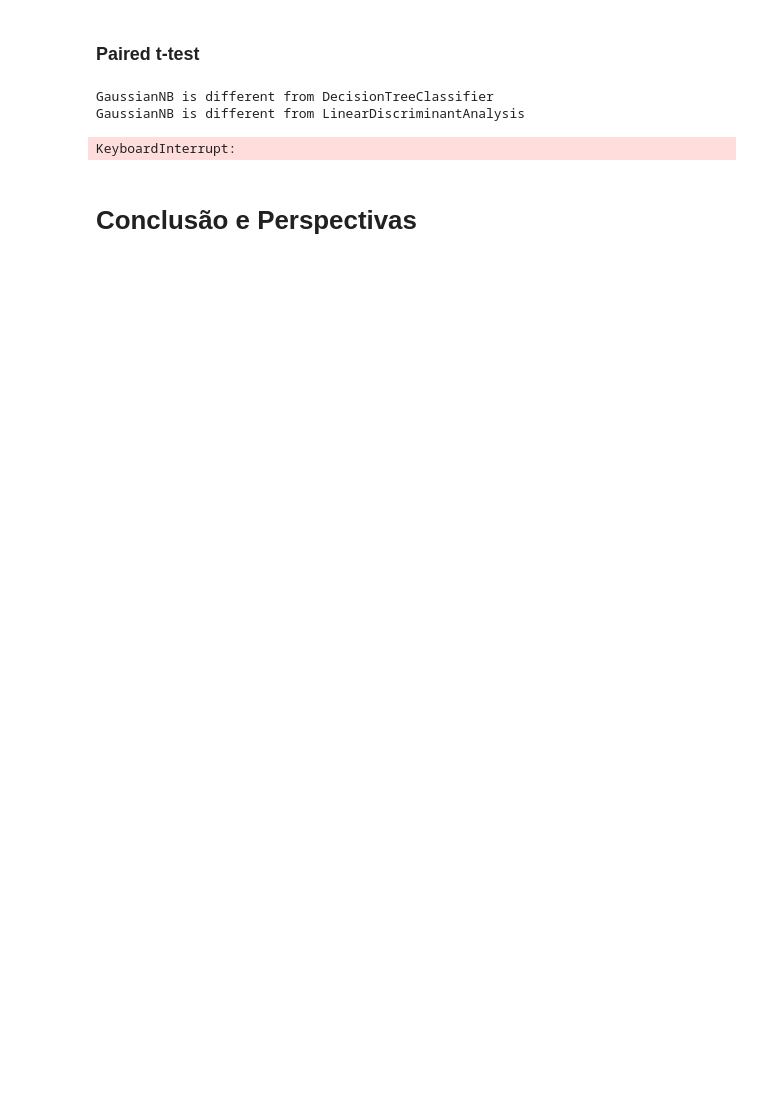
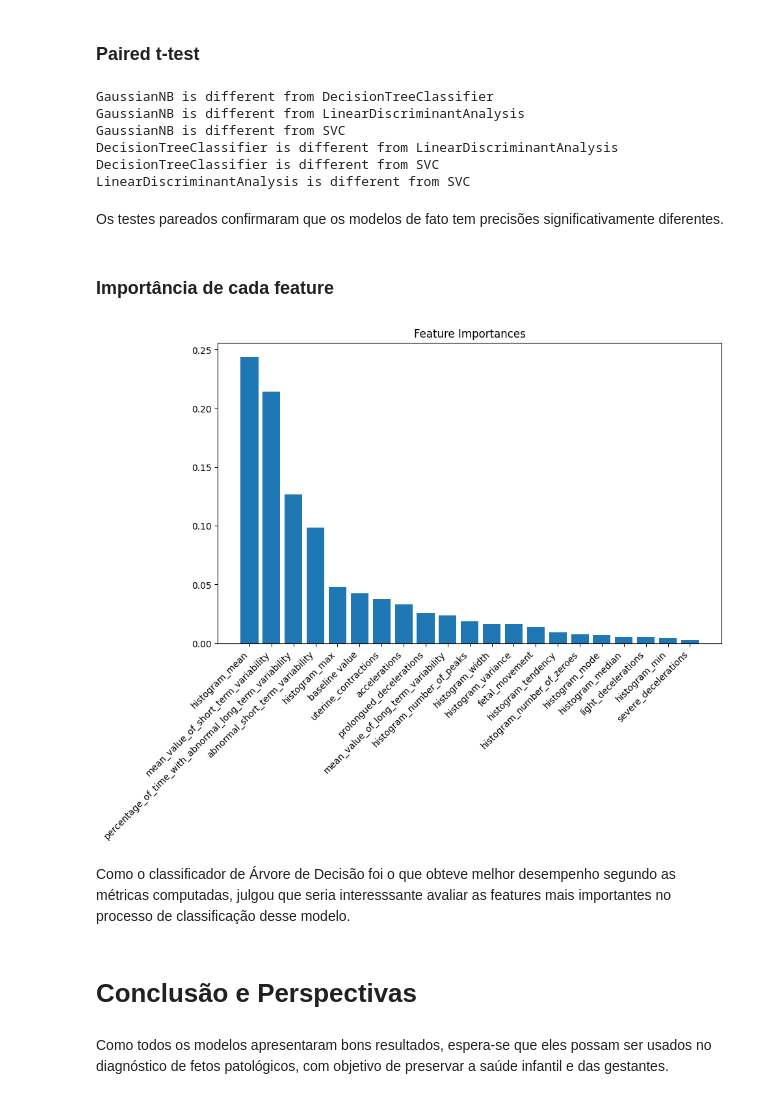
Before and after one commit to gabrielliman/TP3_MD, a Jupyter notebook: TP_3_MdeD.ipynb, the cells around one changed output. Cells and saved outputs as stored; diff of their text form; code cells hidden in the pictures; blank space fills up the shorter version.

```diff
--- a/TP_3_MdeD.ipynb
+++ b/TP_3_MdeD.ipynb
@@ -497,16 +530,15 @@ weighted avg       0.87      0.87      0.87       426
 ### Cross Validation
 # %%
 def cross_validation(classifier, X, y, k = 5, scoring = "accuracy"):
-    num_folds = 5
 
     # Create a k-fold cross-validation object
-    kf = KFold(n_splits=num_folds, shuffle=True, random_state=42)
+    kf = KFold(n_splits=k, shuffle=True, random_state=42)
 
     # Perform k-fold cross-validation
     cross_val_results = cross_val_score(classifier, X, y, cv=kf, scoring=scoring)  # Change scoring as needed
     print(f"------------ classfier: {classifier.__class__.__name__} ------------")
     print(f"metric: {scoring}")
-    print("Cross-Validation Results:", cross_val_results)
+    #print("Cross-Validation Results:", cross_val_results)
     print("Average {}: {:.2f} +- {:.2f}".format(scoring, cross_val_results.mean(), cross_val_results.std()))
 # %%
 # {'normalized_mutual_info_score', 'recall', 'f1_samples', 'jaccard_macro',
@@ -572,10 +606,10 @@ n_iterations = 100
 for classifier in clasifiers:
     print(f"------------ classfier: {classifier.__class__.__name__} ------------")
     print("metric: accuracy")
-    results = bootstrap(classifier, X, y, n_iterations=n_iterations, sample_size=1.0)
+    results = bootstrap(classifier, X, y, n_iterations=n_iterations)
     avg_accuracy = np.sum(results) / n_iterations
     std_accuracy = np.std(results)
-    print("Average accuracy: {:.2f} +- {:.2f}".format(avg_accuracy, std_accuracy))
+    print("Average accuracy: {:.3f} +- {:.3f}".format(avg_accuracy, std_accuracy))
 # %% [output]
 ------------ classfier: GaussianNB ------------
 metric: accuracy
@@ -660,16 +698,45 @@ def is_difference_significant(results_a, results_b, alpha=0.05):
     return p_value < alpha
 # %%
 n_iterations = 100
-for i in range(len(clasifiers)):
-    for j in range(i, len(clasifiers)):
-        results_a = bootstrap(clasifiers[i], X, y, n_iterations=n_iterations)
-        results_b = bootstrap(clasifiers[j], X, y, n_iterations=n_iterations)
-        is_different = is_difference_significant(results_a, results_b)
+results_classifiers = []
+for clasifier in clasifiers:
+    results_classifiers.append(bootstrap(clasifier, X, y, n_iterations=n_iterations))
+
+for i in range(len(results_classifiers)):
+    for j in range(i, len(results_classifiers)):
+        is_different = is_difference_significant(results_classifiers[i], results_classifiers[j])
         if(is_different):
             print(f"{clasifiers[i].__class__.__name__} is different from {clasifiers[j].__class__.__name__}")
 # %% [output]
 GaussianNB is different from DecisionTreeClassifier
 GaussianNB is different from LinearDiscriminantAnalysis
+GaussianNB is different from SVC
+DecisionTreeClassifier is different from LinearDiscriminantAnalysis
+DecisionTreeClassifier is different from SVC
+LinearDiscriminantAnalysis is different from SVC
-KeyboardInterrupt:
+# %% [markdown]
+Os testes pareados confirmaram que os modelos de fato tem precisões significativamente diferentes.
+# %% [markdown]
+### Importância de cada feature
+# %%
+# Get feature importances
+
+feature_importances = dt_model.feature_importances_
+# Get the names of the features
+feature_names = list(X_train.columns)  # Replace with your feature names or column indices
+# Sort features based on their importance
+sorted_indices = feature_importances.argsort()[::-1]
+# Plot the feature importances
+plt.figure(figsize=(10, 6))
+plt.bar(range(X_train.shape[1]), feature_importances[sorted_indices])
+plt.xticks(range(X_train.shape[1]), [feature_names[i] for i in sorted_indices], rotation=45, ha='right')
+plt.title('Feature Importances: Decision Tree')
+plt.show()
+# %% [output]
+[figure, added]
+# %% [markdown]
+Como o classificador de Árvore de Decisão foi o que obteve melhor desempenho segundo as métricas computadas, julgou que seria interesssante avaliar as features mais importantes no processo de classificação desse modelo.
 # %% [markdown]
 # **Conclusão e Perspectivas**
+# %% [markdown]
+Como todos os modelos apresentaram bons resultados, espera-se que eles possam ser usados no diagnóstico de fetos patológicos, com objetivo de preservar a saúde infantil e das gestantes.
```
Also changed, not shown: parts of 10 cells of this notebook.
